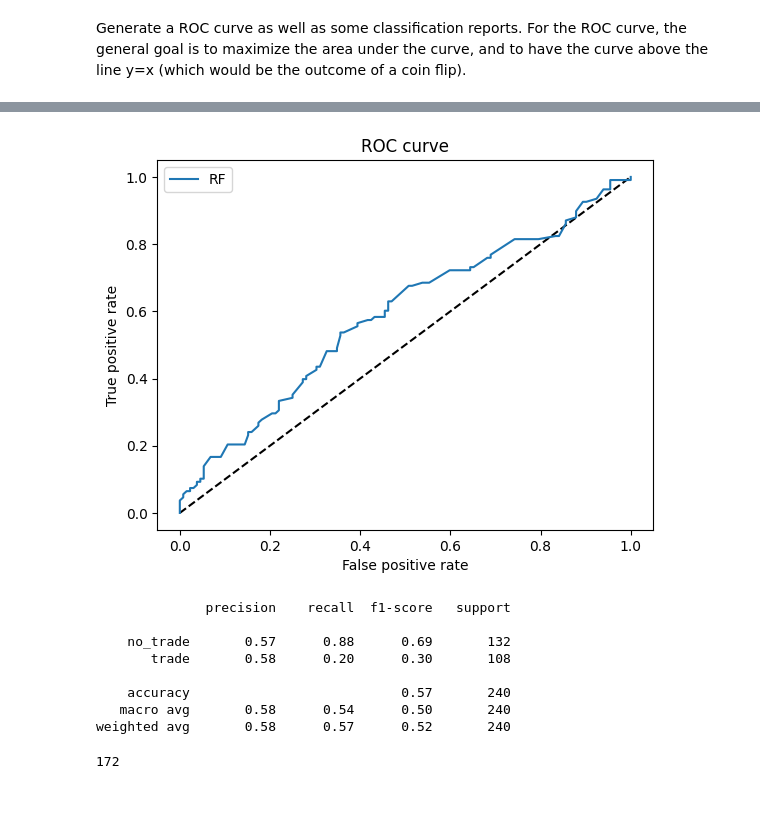
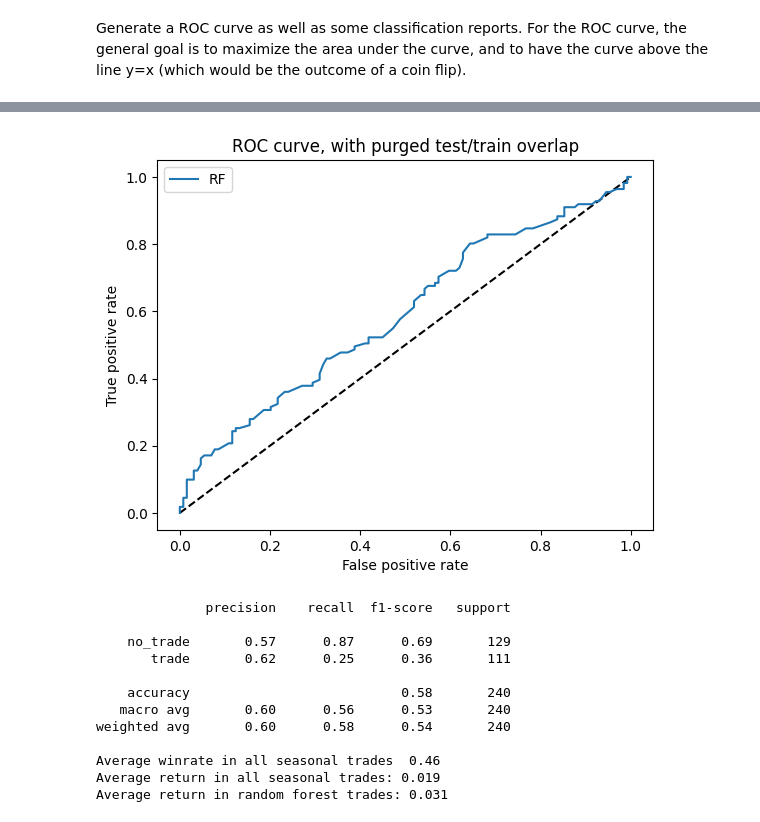
Before and after one commit to raywang202/technical-trading, a Jupyter notebook: Stock ML technical.ipynb, the cells around one changed output, grey strips where cells are left out. Saved outputs shown, nothing was run; the diff lists cells and outputs as text; code cells hidden in the pictures.

```diff
--- a/Stock ML technical.ipynb
+++ b/Stock ML technical.ipynb
@@ -197,16 +200,12 @@ Also compute the actual returns for each seasonal trade.
 # %%
 # Select the top 10 trades per trade window, meeting the criteria
 long_positions = all_returns[(all_returns['annualized r'] > 0.4) &
-(all_returns.up >= 6) & (all_returns['avg r'] > .015)].sort_values(
+(all_returns.up >= 6) & (all_returns['avg r'] > .02)].sort_values(
     'Sharpe Long', ascending=False).groupby('trade window').head(10)
 
 # Define the feature functions
 
 # Historical winrates
-long_positions['past1yr'] = long_positions.apply(lambda row: historical_up_rate(
-    data, row['Symbol'], row['start date'][5:10], row['end date'],
-    int(row['trade year']) - 1, int(row['trade year']) - 1), axis=1)
-
 long_positions['past3yr'] = long_positions.apply(lambda row: historical_up_rate(
     data, row['Symbol'], row['start date'][5:10], row['end date'],
     int(row['trade year']) - 3, int(row['trade year']) - 1), axis=1)
@@ -228,7 +227,6 @@ data_no_backfill = data[data.index == data['Price Date']]
 def get_ewm_vol(data, symbol, date, span=10):
     stock_rets = np.log(data[symbol] / data[symbol].shift(1)).shift(1)
     return stock_rets.ewm(span).std().loc[date]
-
 
 long_positions['ewm_vol'] = long_positions.apply(lambda row: get_ewm_vol(
     data_no_backfill, row['Symbol'], data.loc[row['start date']]['Price Date'],
@@ -258,7 +256,6 @@ long_positions['yesterday_ret'] = long_positions.apply(
                                   days_back=1), axis=1)
 
 # Get SP500 EWM vol/average ratio and yesterday returns, making sure not to backfill
-
 spx = pd.DataFrame(yf.download('^SPX', start_date, end_date)['Adj Close'])
 all_dates = pd.date_range(start_date, end_date)
 
@@ -345,6 +357,7 @@ KeyError: "None of [Index([540, 541, 542, 543, 544, 545, 546, 547, 548, 549,\n
 # %%
 long_positions['trade window date'] = pd.to_datetime(long_positions['trade window'])
 
+# Define the test data's endpoints
 a1 = pd.to_datetime('2019-01-01')
 a2 = pd.to_datetime('2019-04-15')
 b1 = pd.to_datetime('2020-05-01')
@@ -352,54 +365,61 @@ b2 = pd.to_datetime('2020-08-15')
 c1 = pd.to_datetime('2021-09-01')
 c2 = pd.to_datetime('2021-12-15')
 
-test_flag = (((long_positions['trade window date'] >= a1) & (long_positions['trade window date'] <= a2)) |
- ((long_positions['trade window date'] >= b1) & (long_positions['trade window date'] <= b2)) |
- ((long_positions['trade window date'] >= c1) & (long_positions['trade window date'] <= c2)))
+test_flag = (
+    ((long_positions['trade window date'] >= a1) & (long_positions['trade window date'] <= a2)) |
+    ((long_positions['trade window date'] >= b1) & (long_positions['trade window date'] <= b2)) |
+    ((long_positions['trade window date'] >= c1) & (long_positions['trade window date'] <= c2)))
 
 train_flag = ~test_flag
 train_set = long_positions[train_flag]
 test_set = long_positions[test_flag]
 
 X_train = train_set[['past3yr', 'past5yr', 'ewm_vol', 'long_momentum',
                     'yesterday_ret', 'sp500_ewm_vol', 'sp500_ewma',
                     'sp500_yest_ret']].values
 y_train = train_set['outcome'].values
 
 X_test = test_set[['past3yr', 'past5yr', 'ewm_vol', 'long_momentum',
                     'yesterday_ret', 'sp500_ewm_vol', 'sp500_ewma',
                     'sp500_yest_ret']].values
 y_test = test_set['outcome'].values
 
-model = RandomForestClassifier(random_state = np.random.seed(5555))
+model = RandomForestClassifier(random_state = np.random.seed(1234))
 
 model.fit(X_train,y_train)
 
 y_pred_rf = model.predict_proba(X_test)[:, 1]
 y_pred = model.predict(X_test)
 fpr_rf, tpr_rf, _ = roc_curve(y_test, y_pred_rf)
 
 plt.figure(1)
 plt.plot([0, 1], [0, 1], 'k--')
 plt.plot(fpr_rf, tpr_rf, label='RF')
 plt.xlabel('False positive rate')
 plt.ylabel('True positive rate')
-plt.title('ROC curve')
+plt.title('ROC curve, with purged test/train overlap')
 plt.legend(loc='best')
 plt.show()
 
 print(classification_report(y_test, y_pred,
                             target_names=['no_trade', 'trade']))
+print('Average winrate in all seasonal trades %5.2f' %
+     test_set['outcome'].mean())
+print('Average return in all seasonal trades: %5.3f' %
+      test_set['actual_return'].mean())
+print('Average return in random forest trades: %5.3f' %
+      test_set[y_pred==1]['actual_return'].mean())
 # %% [output]
-[figure, old version]
+[figure, new version]
               precision    recall  f1-score   support
 
-    no_trade       0.57      0.88      0.69       132
-       trade       0.58      0.20      0.30       108
+    no_trade       0.57      0.87      0.69       129
+       trade       0.62      0.25      0.36       111
 
-    accuracy                           0.57       240
-   macro avg       0.58      0.54      0.50       240
-weighted avg       0.58      0.57      0.52       240
+    accuracy                           0.58       240
+   macro avg       0.60      0.56      0.53       240
+weighted avg       0.60      0.58      0.54       240
+
+Average winrate in all seasonal trades  0.46
+Average return in all seasonal trades: 0.019
+Average return in random forest trades: 0.031
-# %%
-y_train.sum()
-# %% [output]
-172
```
Also changed, not shown: parts of 32 cells of this notebook, 2 other files.
